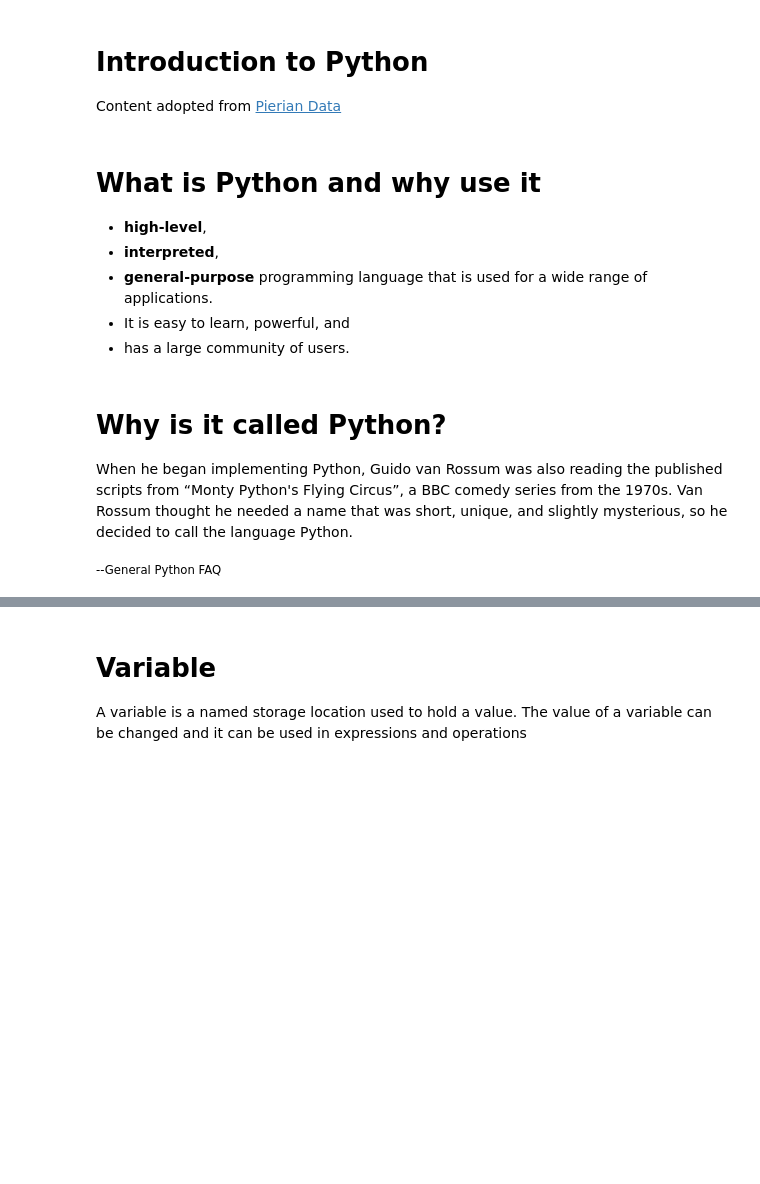
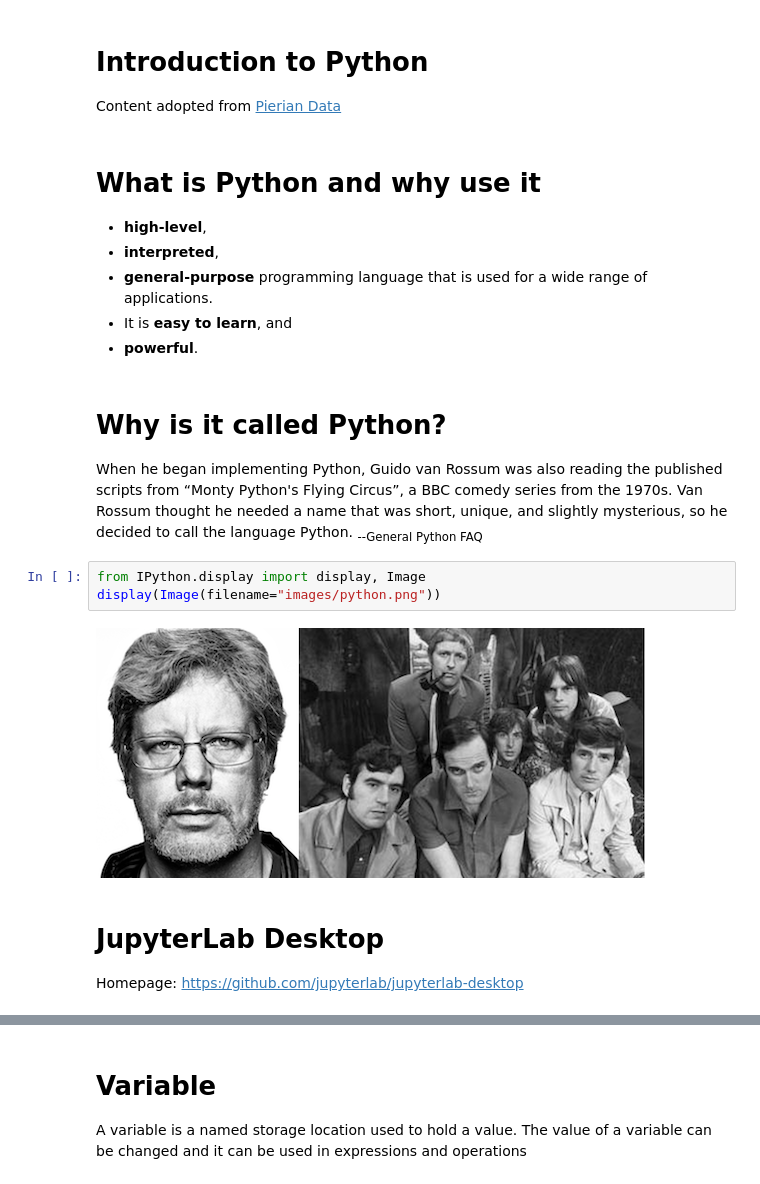
Before and after one commit to shaymaa-nabil/AUC-Fundamentals-of-Data-Science-II-Spring-2023, a Jupyter notebook: notebooks/lecture01.ipynb, the cells around one changed output, grey strips where cells are left out. Cells and saved outputs as stored; diff of their text form; blank space fills up the shorter version.

```diff
--- a/notebooks/lecture01.ipynb
+++ b/notebooks/lecture01.ipynb
@@ -8,11 +8,17 @@ Content adopted from [Pierian Data](https://github.com/Pierian-Data/Complete-Pyt
 - **high-level**,
 - **interpreted**,
 - **general-purpose** programming language that is used for a wide range of applications.
-- It is easy to learn, powerful, and
-- has a large community of users.
+- It is **easy to learn**, and
+- **powerful**.
 # %% [markdown]
 # Why is it called Python?
 
-When he began implementing Python, Guido van Rossum was also reading the published scripts from “Monty Python's Flying Circus”, a BBC comedy series from the 1970s. Van Rossum thought he needed a name that was short, unique, and slightly mysterious, so he decided to call the language Python.
-
-<sub>--General Python FAQ</sub>
+When he began implementing Python, Guido van Rossum was also reading the published scripts from “Monty Python's Flying Circus”, a BBC comedy series from the 1970s. Van Rossum thought he needed a name that was short, unique, and slightly mysterious, so he decided to call the language Python. <sub>--General Python FAQ</sub>
+# %%
+from IPython.display import display, Image
+display(Image(filename="images/python.png"))
+# %% [output]
+[figure, added]
+# %% [markdown]
+# JupyterLab Desktop
+Homepage: https://github.com/jupyterlab/jupyterlab-desktop
```
Also changed, not shown: parts of 42 cells of this notebook, 8 other files.
